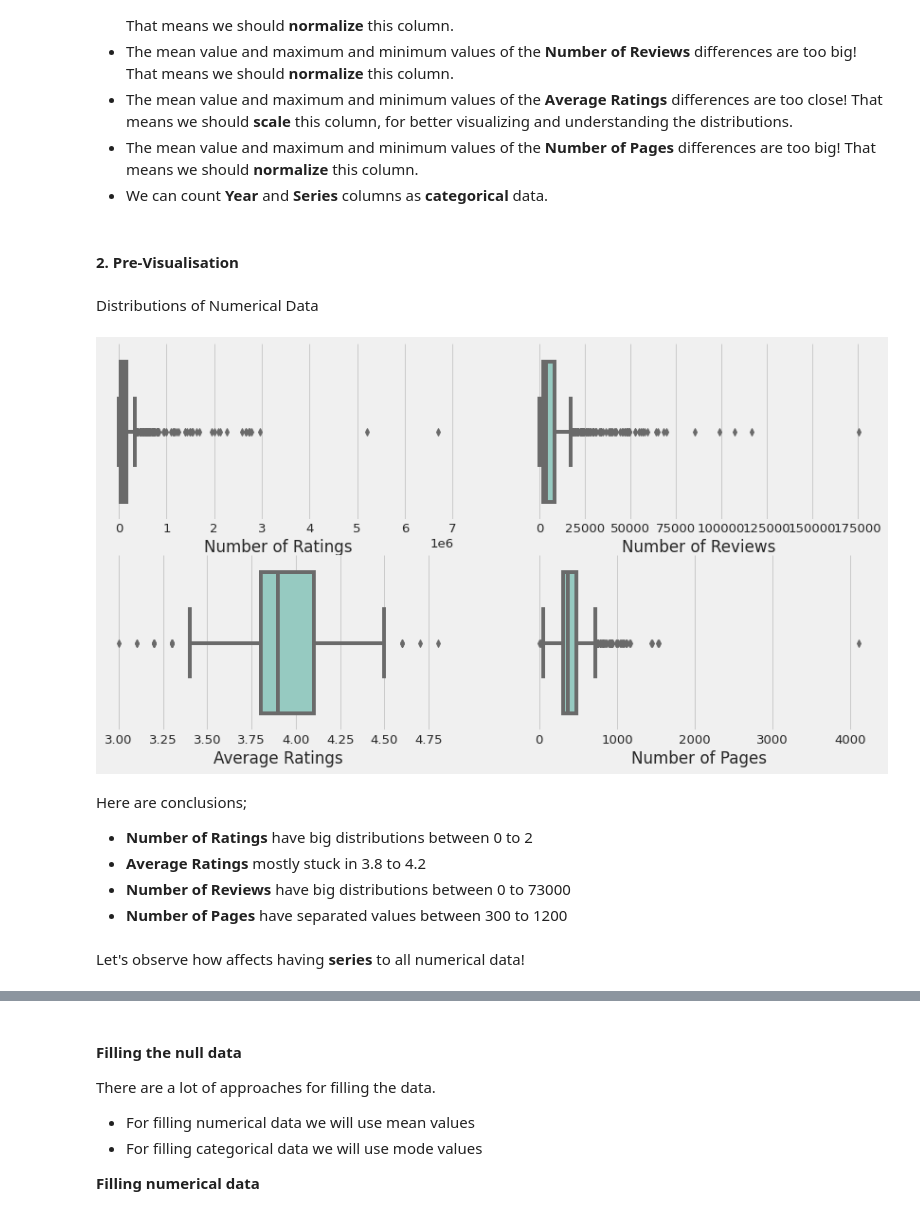
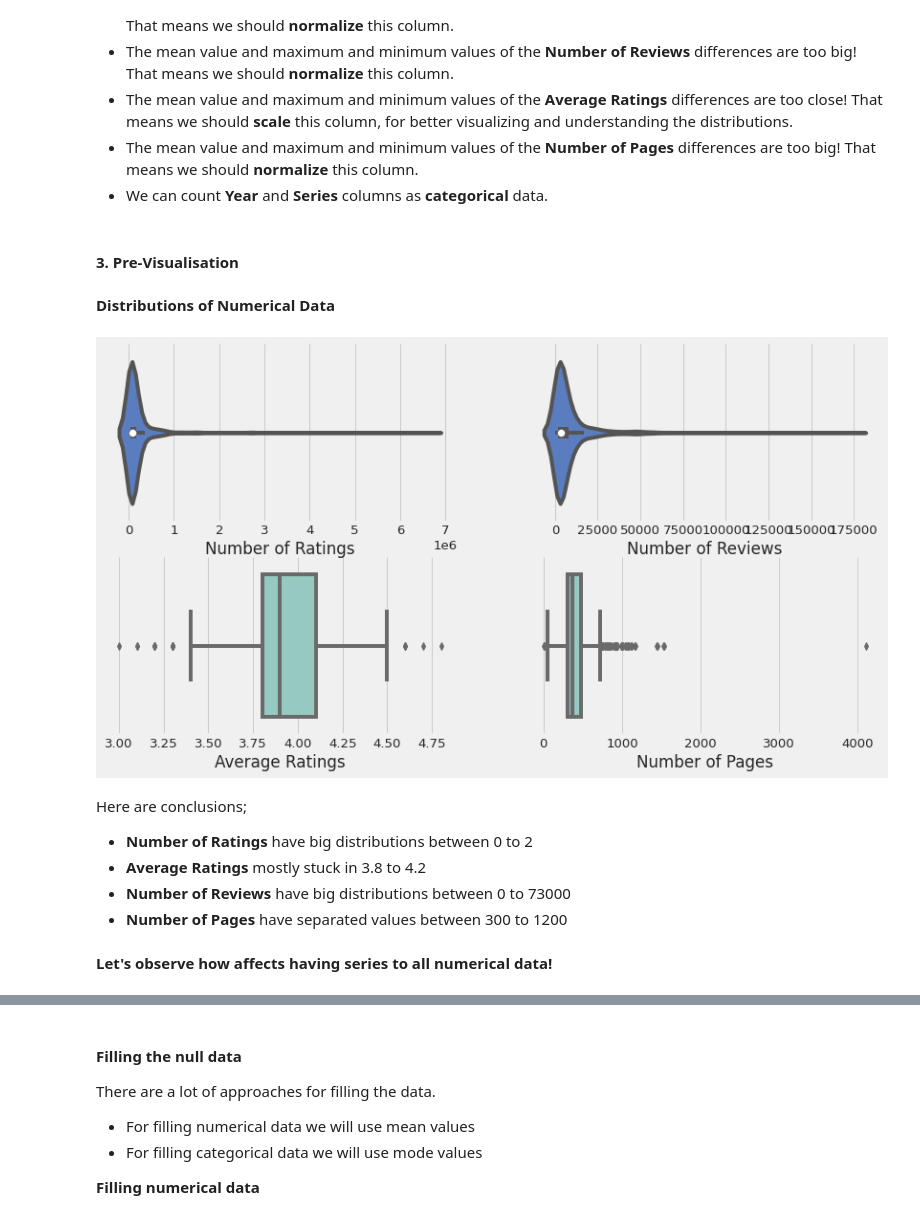
Before and after one commit to Strive-School-Project-Data-Analysis/Good_reads_Best_2000s, a Jupyter notebook: EDA_and_Visualization.ipynb, the cells around one changed output, grey strips where cells are left out. Saved outputs shown, nothing was run; the diff lists cells and outputs as text; code cells hidden in the pictures.

```diff
--- a/EDA_and_Visualization.ipynb
+++ b/EDA_and_Visualization.ipynb
@@ -160,24 +160,26 @@ Here is the results;
 * The mean value and maximum and minimum values of the **Number of Pages** differences are too big! That means we should **normalize** this column.
 * We can count **Year** and **Series** columns as **categorical** data.
 # %% [markdown]
-#### 2. Pre-Visualisation
+#### 3. Pre-Visualisation
 # %% [markdown]
-Distributions of Numerical Data
+**Distributions of Numerical Data**
 # %%
-numerical_features = ['Number of Ratings', 'Number of Reviews', 'Average Ratings', 'Number of Pages']
+numerical_features = ['Average Ratings', 'Number of Pages','Number of Ratings', 'Number of Reviews', ]
 
 plt.figure(figsize=(13, 7))
 sns.set(font_scale= 1.2)
 plt.style.use('fivethirtyeight')
 
-for i, feature in enumerate(numerical_features):
-    plt.subplot(2, 2, i+1)
+for i, feature in enumerate(numerical_features[0:2]):
+    plt.subplot(2, 2, i+3)
     sns.boxplot(x=df[feature],palette="Set3")
-    #sns.countplot(data=train_imputed, x=feature, hue='Survived', palette=palette_6)
 
+for i, feature in enumerate(numerical_features[2:5]):
+    plt.subplot(2,2 , i+1)
+    sns.violinplot(x=df[feature],palette="muted")
 sns.despine()
 # %% [output]
-[figure, old version]
+[figure, new version]
 # %% [markdown]
 Here are conclusions;
 * **Number of Ratings** have big distributions between 0 to 2
@@ -185,7 +187,7 @@ Here are conclusions;
 * **Number of Reviews** have big distributions between 0 to 73000
 * **Number of Pages** have separated values between 300 to 1200
 # %% [markdown]
-Let's observe how affects having **series** to all numerical data!
+**Let's observe how affects having series to all numerical data!**
 # %%
 plt.figure(figsize=(13, 7))
 sns.set(font_scale= 1.2)
```
Also changed, not shown: parts of 47 cells of this notebook, 4 other files.
